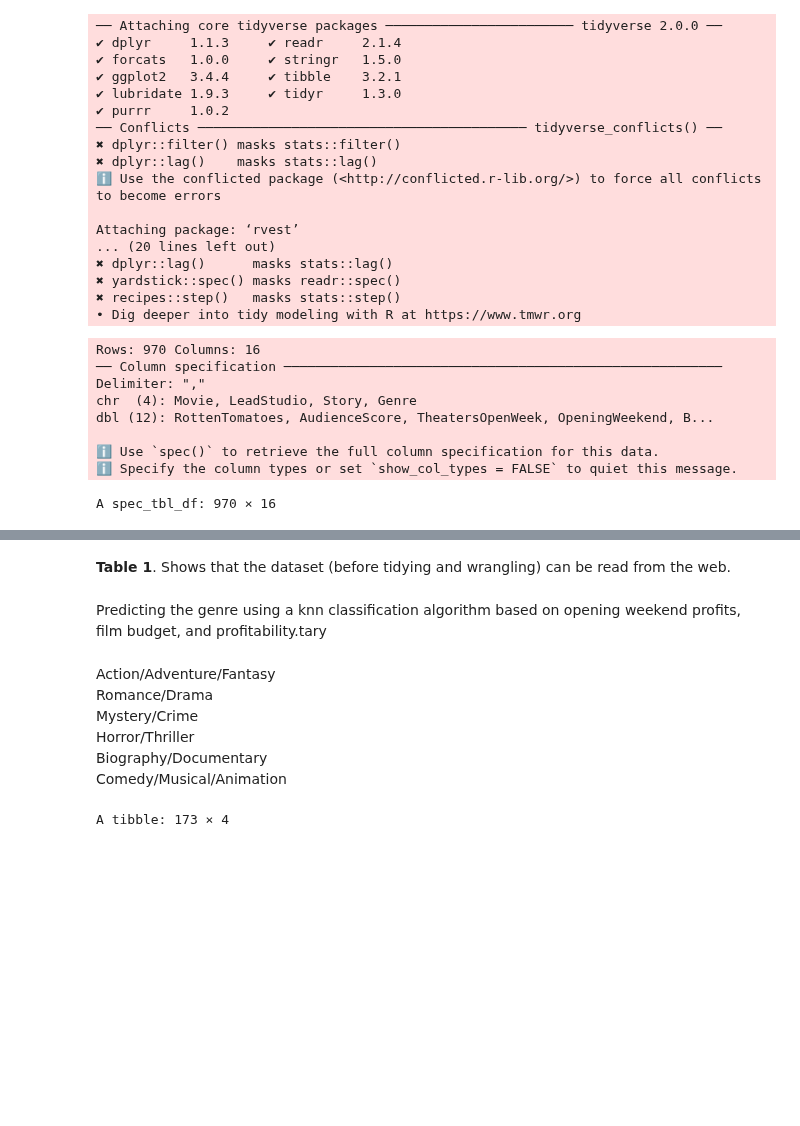
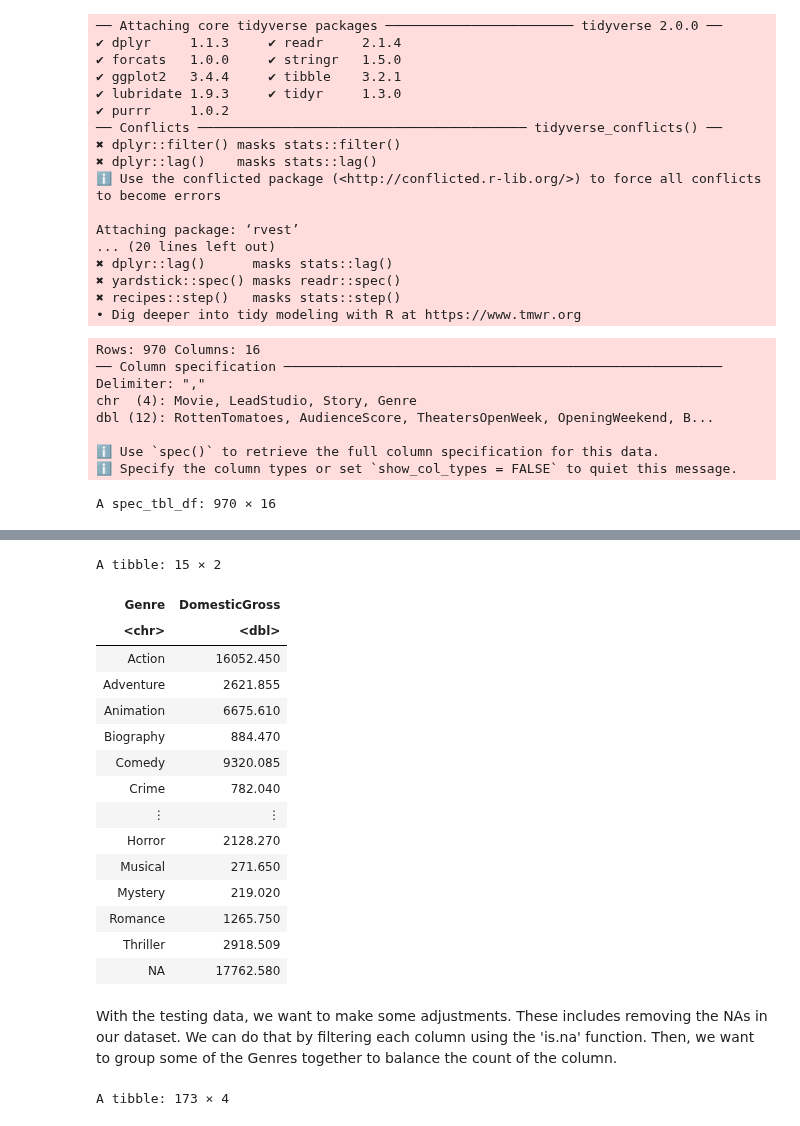
Before and after one commit to MatthewAnder/dsci-100_project_group24, a Jupyter notebook: Project Proposal (Group 24).ipynb, the cells around one changed output, grey strips where cells are left out. Drawn from its saved outputs; the diff is of its cells as text; code cells hidden in the pictures; blank space fills up the shorter version.

```diff
--- a/Project Proposal (Group 24).ipynb
+++ b/Project Proposal (Group 24).ipynb
@@ -51,50 +51,62 @@ options(repr.matrix.max.rows = 12)
 
 url <- "https://raw.githubusercontent.com/reisanar/datasets/master/HollywoodMovies.csv"
 
 hollywood_movies <- read_csv(url)
 hollywood_movies
+
+#rough code to check all the different genres
+hollywood_movies|>
+group_by(Genre)|>
+summarize(DomesticGross = sum(DomesticGross))
 # %% [output]
 Rows: 970 Columns: 16
 ── Column specification ────────────────────────────────────────────────────────
 Delimiter: ","
 chr  (4): Movie, LeadStudio, Story, Genre
 dbl (12): RottenTomatoes, AudienceScore, TheatersOpenWeek, OpeningWeekend, B...
 
 ℹ Use `spec()` to retrieve the full column specification for this data.
 ℹ Specify the column types or set `show_col_types = FALSE` to quiet this message.
 A spec_tbl_df: 970 × 16
 | Movie | LeadStudio | RottenTomatoes | AudienceScore | Story | Genre | TheatersOpenWeek | OpeningWeekend | ... |
 | <chr> | <chr> | <dbl> | <dbl> | <chr> | <chr> | <dbl> | <dbl> | ... |
 | Spider-Man 3 | Sony | 61 | 54 | Metamorphosis | Action | 4252 | 151.1 | ... |
 | Shrek the Third | Paramount | 42 | 57 | Quest | Animation | 4122 | 121.6 | ... |
 | Transformers | Paramount | 57 | 89 | Monster Force | Action | 4011 | 70.5 | ... |
 | Pirates of the Caribbean: At Worl... | Disney | 45 | 74 | Rescue | Action | 4362 | 114.7 | ... |
 | Harry Potter and the Order of the... | Warner Bros | 78 | 82 | Quest | Adventure | 4285 | 77.1 | ... |
 | I Am Legend | Warner Bros | 69 | 69 | Quest | Thriller | 3606 | 77.2 | ... |
 | ⋮ | ⋮ | ⋮ | ⋮ | ⋮ | ⋮ | ⋮ | ⋮ | ... |
 | The Butler | Weinstein | 73 | 79 | NA | NA | 2933 | 24.64 | ... |
 | The Canyons | IFC | 22 | NA | NA | NA | 1 | 0.01 | ... |
 | The Call | TriStar | 43 | 66 | NA | NA | 2507 | 17.12 | ... |
 | The English Teacher | Cinedigm Entertainment | 42 | NA | NA | NA | 2 | 0.01 | ... |
 | John Dies at the End | Magnolia | 61 | 53 | NA | NA | 1 | 0.01 | ... |
 | Lovelace | Radius-TWC | 55 | 37 | NA | Biography | 118 | 0.18 | ... |
+A tibble: 15 × 2
+| Genre | DomesticGross |
+| <chr> | <dbl> |
+| Action | 16052.450 |
+| Adventure | 2621.855 |
+| Animation | 6675.610 |
+| Biography | 884.470 |
+| Comedy | 9320.085 |
+| Crime | 782.040 |
+| ⋮ | ⋮ |
+| Horror | 2128.270 |
+| Musical | 271.650 |
+| Mystery | 219.020 |
+| Romance | 1265.750 |
+| Thriller | 2918.509 |
+| NA | 17762.580 |
-# %% [markdown]
-**Table 1**. Shows that the dataset (before tidying and wrangling) can be read from the web.
 # %%
 #split into training and testing data
 
 hollywood_split <- initial_split(hollywood_movies, prop = 0.75, strata = Genre)
 hollywood_training <- training(hollywood_split)
 hollywood_testing <- testing(hollywood_split)
-# %% [markdown]
- Predicting the genre using a knn classification algorithm based on opening weekend profits, film budget, and profitability.tary
 # %% [markdown]
-Action/Adventure/Fantasy <br>
-Romance/Drama <br>
-Mystery/Crime <br>
-Horror/Thriller <br>
-Biography/Documentary <br>
-Comedy/Musical/Animation
+With the testing data, we want to make some adjustments. These includes removing the NAs in our dataset. We can do that by filtering each column using the 'is.na' function. Then, we want to group some of the Genres together to balance the count of the column.
 # %%
 # clean/tidy data
 
```
Also changed, not shown: parts of 2 cells of this notebook.
